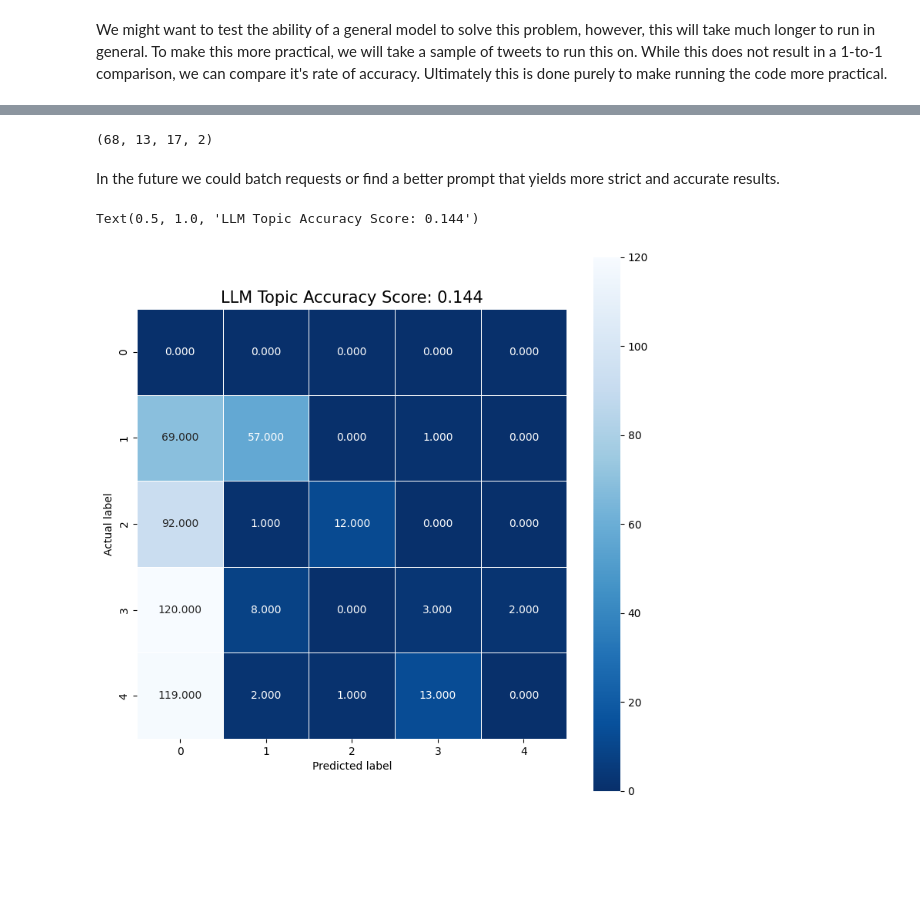
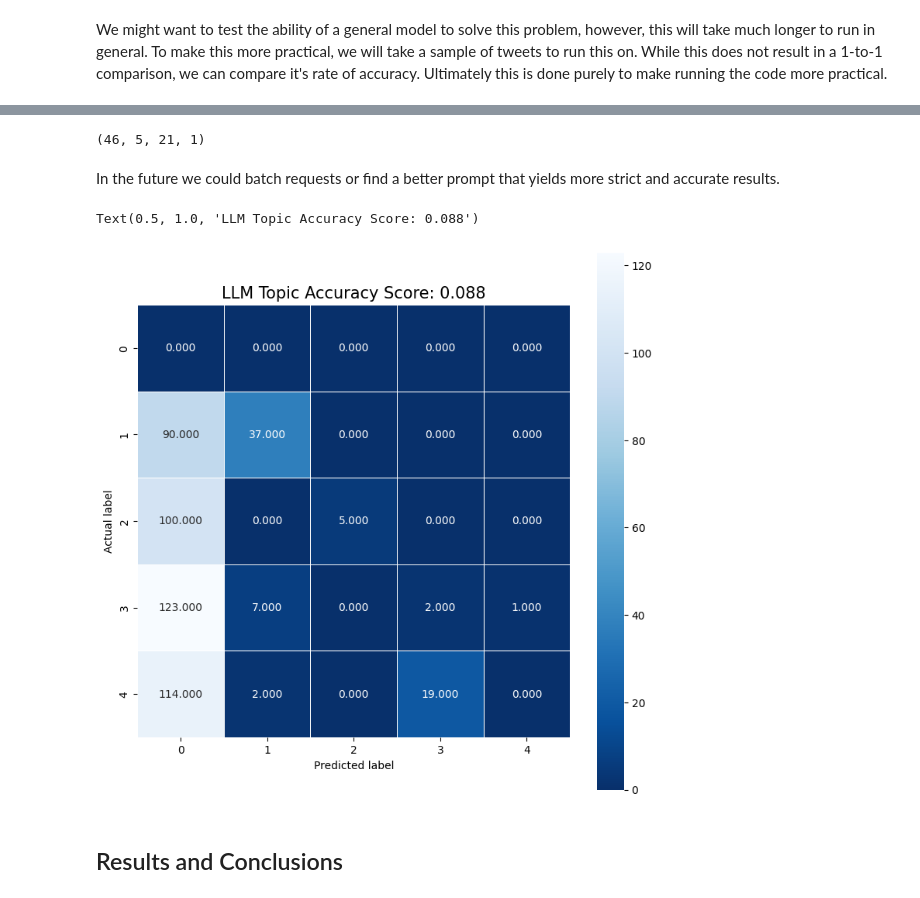
Before and after one commit to danield2255/topic-classification-methods-experiment, a Jupyter notebook: multi_class_text_classification_experiment.ipynb, the cells around one changed output, grey strips where cells are left out. Saved outputs shown, nothing was run; the diff lists cells and outputs as text; code cells hidden in the pictures; blank space fills up the shorter version.

Commit message:
results

```diff
--- a/multi_class_text_classification_experiment.ipynb
+++ b/multi_class_text_classification_experiment.ipynb
@@ -368,7 +396,7 @@ Model loaded!
 # %%
 def classify_news(text):
     messages = [
-        {"role": "system", "content": "You are a helpful news article classifier. You will be given a news article and you need to classify its topic based on what it is about. The possible topics are 'world', 'sports', 'sci/tech', or 'business'. Please respond with only the topic name."},
+        {"role": "system", "content": "You are a helpful news article classifier. You only respond with one of the following: 'world', 'sports', 'sci/tech', or 'business'."},
         {"role": "user", "content": f"Classify the topic of this news article based on what it is about, either 'world', 'sports', 'sci/tech', or 'business'. Please respond with only the topic name.\n\nArticle: {text}"}
     ]
     prompt = tokenizer.apply_chat_template(messages, tokenize=False, add_generation_prompt=True)
@@ -387,18 +416,19 @@ y_pred_llm = [classify_news(article) for article in sampled_articles['text']]
 # %%
 y_pred_llm.count(1), y_pred_llm.count(2), y_pred_llm.count(3), y_pred_llm.count(4)
 # %% [output]
-(68, 13, 17, 2)
+(46, 5, 21, 1)
 # %% [markdown]
 In the future we could batch requests or find a better prompt that yields more strict and accurate results.
 # %%
 conf_matrix = confusion_matrix(sampled_articles['label'], y_pred_llm)
 acc = accuracy_score(sampled_articles['label'], y_pred_llm)
+micro_f1 = f1_score(sampled_articles['label'], y_pred_llm, average='micro')
 plt.figure(figsize=(9,9))
 sns.heatmap(conf_matrix, annot=True, fmt=".3f", linewidths=.5, square = True, cmap = 'Blues_r')
 plt.ylabel('Actual label')
 plt.xlabel('Predicted label')
 title = 'LLM Topic Accuracy Score: {0}'.format(acc)
 plt.title(title, size = 15)
 # %% [output]
-Text(0.5, 1.0, 'LLM Topic Accuracy Score: 0.144')
+Text(0.5, 1.0, 'LLM Topic Accuracy Score: 0.088')
-[figure, old version]
+[figure, new version]
@@ -404,0 +438,2 @@ Text(0.5, 1.0, 'LLM Topic Accuracy Score: 0.144')
+# %% [markdown]
+## Results and Conclusions
```
Also changed, not shown: parts of 23 cells of this notebook, 1 other file.
